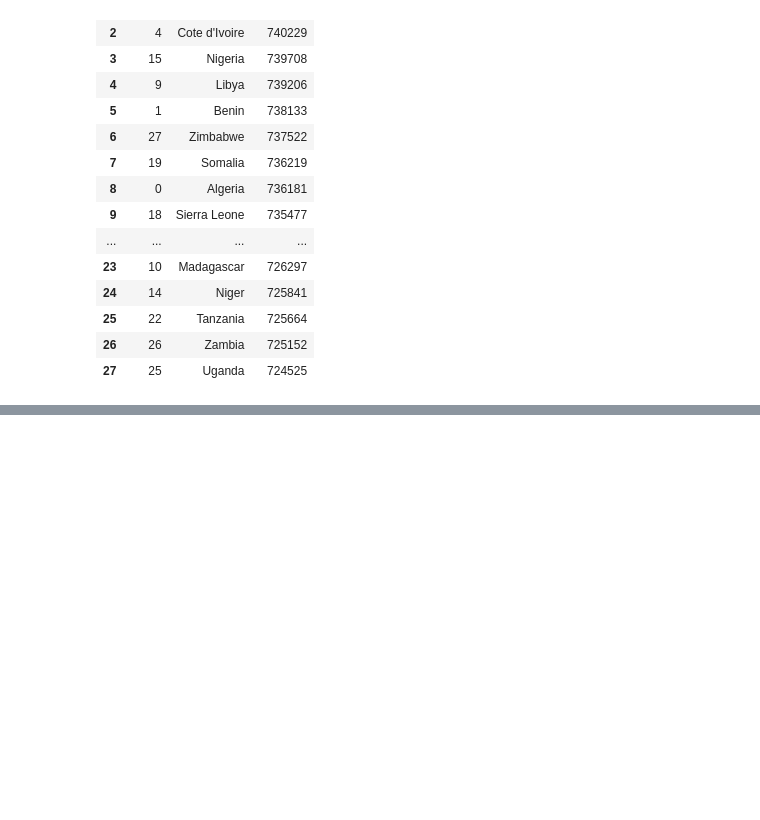
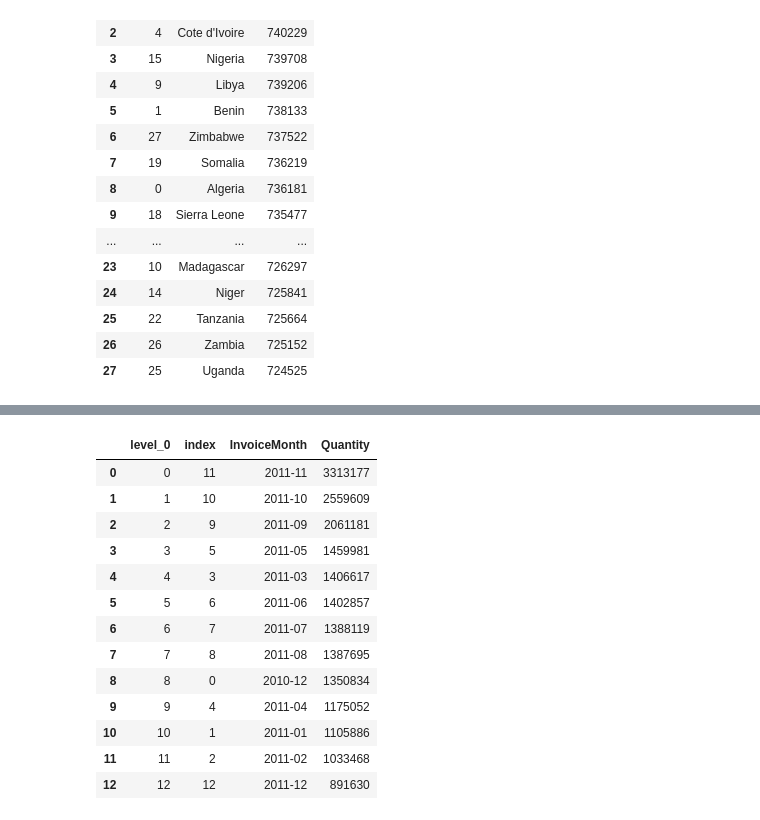
Before and after one commit to tsissam/Amdari_Cohort_Analysis_for_assessing_customer_retention_in_E-commerce_industry, a Jupyter notebook: notebooks/02_eda_sales_behavior.ipynb, the cells around one changed output, grey strips where cells are left out. Saved outputs shown, nothing was run; the diff lists cells and outputs as text; code cells hidden in the pictures; blank space fills up the shorter version.

```diff
--- a/notebooks/02_eda_sales_behavior.ipynb
+++ b/notebooks/02_eda_sales_behavior.ipynb
@@ -127,3 +127,6 @@ Quantity_by_country
 | 25 | 22 | Tanzania | 725664 |
 | 26 | 26 | Zambia | 725152 |
 | 27 | 25 | Uganda | 724525 |
+# %%
+Quantity_by_month = df.groupby('InvoiceMonth')['Quantity'].sum().reset_index()
+Quantity_by_month
@@ -129,0 +148,18 @@ Quantity_by_country
+# %%
+Quantity_by_month = Quantity_by_month.sort_values('Quantity', ascending = False).reset_index()
+Quantity_by_month
+# %% [output]
+|  | level_0 | index | InvoiceMonth | Quantity |
+| 0 | 0 | 11 | 2011-11 | 3313177 |
+| 1 | 1 | 10 | 2011-10 | 2559609 |
+| 2 | 2 | 9 | 2011-09 | 2061181 |
+| 3 | 3 | 5 | 2011-05 | 1459981 |
+| 4 | 4 | 3 | 2011-03 | 1406617 |
+| 5 | 5 | 6 | 2011-06 | 1402857 |
+| 6 | 6 | 7 | 2011-07 | 1388119 |
+| 7 | 7 | 8 | 2011-08 | 1387695 |
+| 8 | 8 | 0 | 2010-12 | 1350834 |
+| 9 | 9 | 4 | 2011-04 | 1175052 |
+| 10 | 10 | 1 | 2011-01 | 1105886 |
+| 11 | 11 | 2 | 2011-02 | 1033468 |
+| 12 | 12 | 12 | 2011-12 | 891630 |
```
Also changed, not shown: parts of 1 cell of this notebook, 1 other file.
